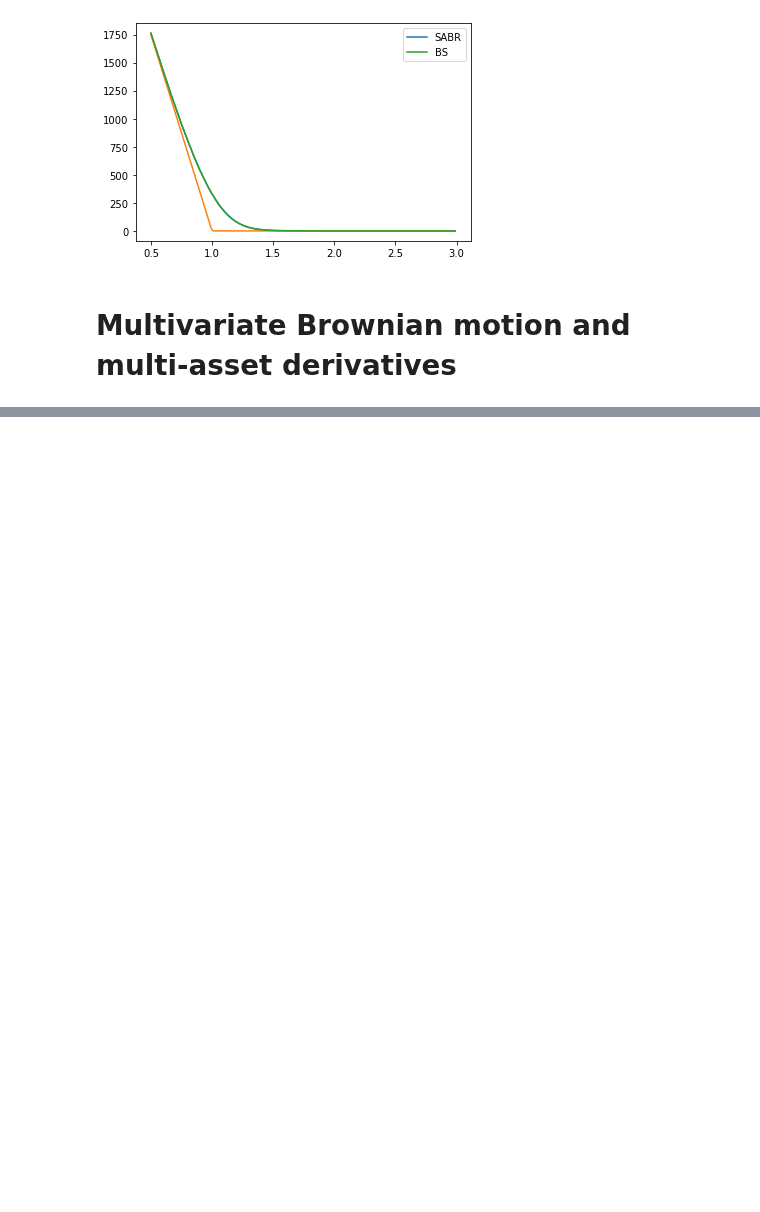
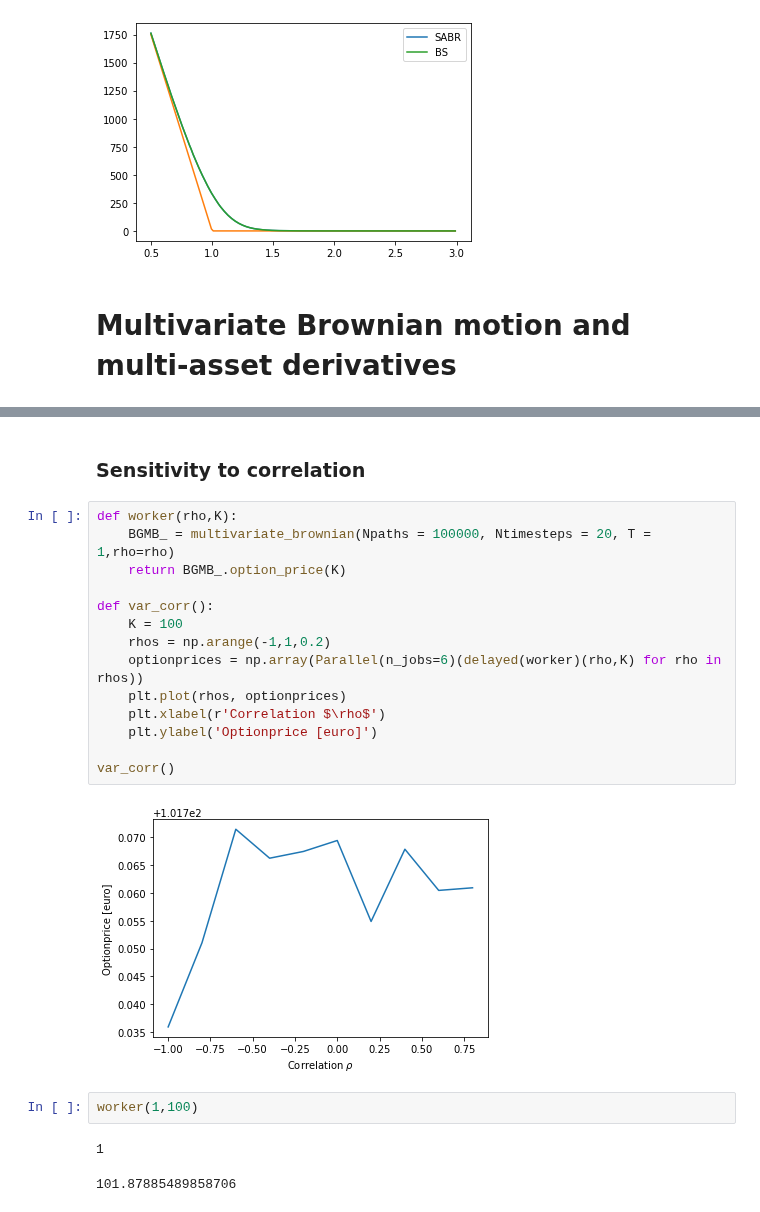
Before and after one commit to WillemJan9519/SPFDM-2, a Jupyter notebook: SPFDM 2.ipynb, the cells around one changed output, grey strips where cells are left out. Drawn from its saved outputs; the diff is of its cells as text; blank space fills up the shorter version.

Commit message:
Added comments and added correlation sensitivity, not OK yet

```diff
--- a/SPFDM 2.ipynb
+++ b/SPFDM 2.ipynb
@@ -425,0 +429,23 @@ BGMB.option_price(100)
+# %% [markdown]
+<h3>Sensitivity to correlation</h3>
+# %%
+def worker(rho,K):
+    BGMB_ = multivariate_brownian(Npaths = 100000, Ntimesteps = 20, T = 1,rho=rho)
+    return BGMB_.option_price(K)
+
+def var_corr():
+    K = 100
+    rhos = np.arange(-1,1,0.2)
+    optionprices = np.array(Parallel(n_jobs=6)(delayed(worker)(rho,K) for rho in rhos))
+    plt.plot(rhos, optionprices)
+    plt.xlabel(r'Correlation $\rho$')
+    plt.ylabel('Optionprice [euro]')
+
+var_corr()
+# %% [output]
+[figure, added]
+# %%
+worker(1,100)
+# %% [output]
+1
+101.87885489858706
```
Also changed, not shown: parts of 1 cell of this notebook.
